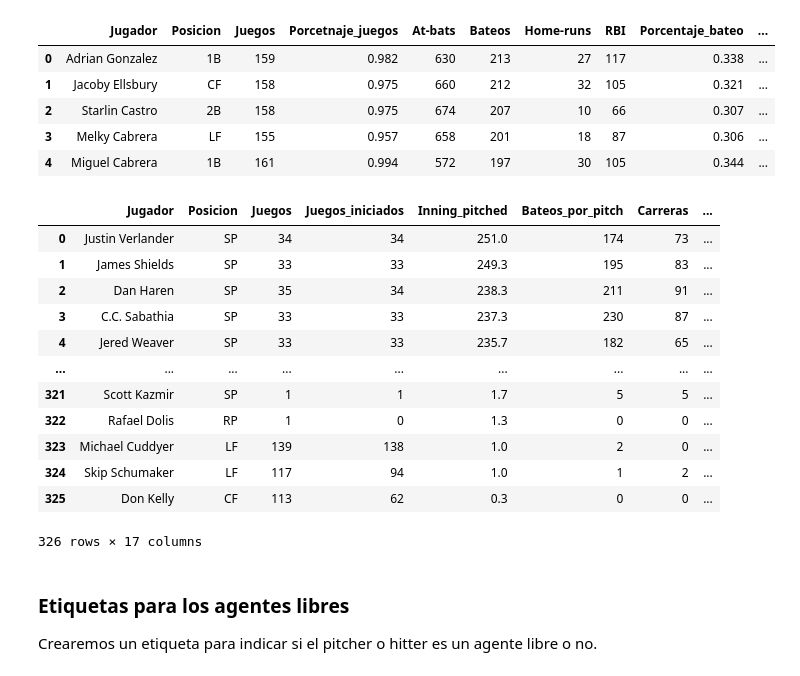
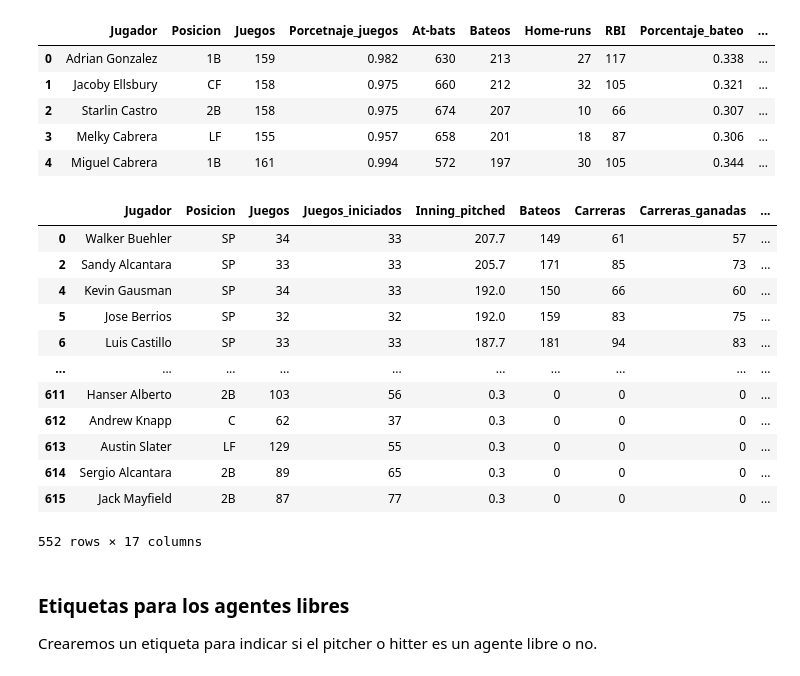
Before and after one commit to PhysTony/MLB_hardball_negotations, a Jupyter notebook: Players_dataframe.ipynb, the cells around one changed output. Saved outputs shown, nothing was run; the diff lists cells and outputs as text; code cells hidden in the pictures.

Commit message:
Correccion en todos los scripts de periodos de análisis

```diff
--- a/Players_dataframe.ipynb
+++ b/Players_dataframe.ipynb
@@ -140,25 +140,26 @@ hitting = 'Data/Statistics/Hitting/HItting_'
 pitching = 'Data/Statistics/Pitching/Pitching_'
 salary = 'Data/Salary/Salary_'
 csv = '.csv'
+period = 11
 # Originales:
-df_free_agents = [None]*10
-df_hitting = [None]*10
-df_pitching = [None]*10
-df_salary = [None]*10
+df_free_agents = [None]*period
+df_hitting = [None]*period
+df_pitching = [None]*period
+df_salary = [None]*period
 # Copias:
-df_free_agents_copy = [None]*10
-df_hitting_copy = [None]*10
-df_pitching_copy = [None]*10
-df_salary_copy = [None]*10
+df_free_agents_copy = [None]*period
+df_hitting_copy = [None]*period
+df_pitching_copy = [None]*period
+df_salary_copy = [None]*period
 # Producto final:
-df_pitchers = [None]*10
-df_hitters = [None]*10
-df_pitchers_free_agents = [None]*10
-df_hitters_free_agents = [None]*10
-df_pitchers_no_free_agents = [None]*10
-df_hitters_no_free_agents = [None]*10
+df_pitchers = [None]*period
+df_hitters = [None]*period
+df_pitchers_free_agents = [None]*period
+df_hitters_free_agents = [None]*period
+df_pitchers_no_free_agents = [None]*period
+df_hitters_no_free_agents = [None]*period
 # %%
-for i in range(0,10):
+for i in range(0,period):
     df_free_agents[i] = pd.read_csv(free_agents + str(2011 + i) + csv)
     df_hitting[i] = pd.read_csv(hitting + str(2011 + i) + csv)
     df_pitching[i] = pd.read_csv(pitching + str(2011 + i) + csv)
@@ -247,21 +248,21 @@ df_hitters_no_free_agents[0].head()
 | 3 | Melky Cabrera | LF | 155 | 0.957 | 658 | 201 | 18 | 87 | 0.306 | ... |
 | 4 | Miguel Cabrera | 1B | 161 | 0.994 | 572 | 197 | 30 | 105 | 0.344 | ... |
 # %%
-df_pitchers_no_free_agents[0]
+df_pitchers_no_free_agents[10]
 # %% [output]
-|  | Jugador | Posicion | Juegos | Juegos_iniciados | Inning_pitched | Bateos_por_pitch | Carreras | ... |
-| 0 | Justin Verlander | SP | 34 | 34 | 251.0 | 174 | 73 | ... |
-| 1 | James Shields | SP | 33 | 33 | 249.3 | 195 | 83 | ... |
-| 2 | Dan Haren | SP | 35 | 34 | 238.3 | 211 | 91 | ... |
-| 3 | C.C. Sabathia | SP | 33 | 33 | 237.3 | 230 | 87 | ... |
-| 4 | Jered Weaver | SP | 33 | 33 | 235.7 | 182 | 65 | ... |
-| ... | ... | ... | ... | ... | ... | ... | ... | ... |
-| 321 | Scott Kazmir | SP | 1 | 1 | 1.7 | 5 | 5 | ... |
-| 322 | Rafael Dolis | RP | 1 | 0 | 1.3 | 0 | 0 | ... |
-| 323 | Michael Cuddyer | LF | 139 | 138 | 1.0 | 2 | 0 | ... |
-| 324 | Skip Schumaker | LF | 117 | 94 | 1.0 | 1 | 2 | ... |
-| 325 | Don Kelly | CF | 113 | 62 | 0.3 | 0 | 0 | ... |
+|  | Jugador | Posicion | Juegos | Juegos_iniciados | Inning_pitched | Bateos | Carreras | Carreras_ganadas | ... |
+| 0 | Walker Buehler | SP | 34 | 33 | 207.7 | 149 | 61 | 57 | ... |
+| 2 | Sandy Alcantara | SP | 33 | 33 | 205.7 | 171 | 85 | 73 | ... |
+| 4 | Kevin Gausman | SP | 34 | 33 | 192.0 | 150 | 66 | 60 | ... |
+| 5 | Jose Berrios | SP | 32 | 32 | 192.0 | 159 | 83 | 75 | ... |
+| 6 | Luis Castillo | SP | 33 | 33 | 187.7 | 181 | 94 | 83 | ... |
+| ... | ... | ... | ... | ... | ... | ... | ... | ... | ... |
+| 611 | Hanser Alberto | 2B | 103 | 56 | 0.3 | 0 | 0 | 0 | ... |
+| 612 | Andrew Knapp | C | 62 | 37 | 0.3 | 0 | 0 | 0 | ... |
+| 613 | Austin Slater | LF | 129 | 55 | 0.3 | 0 | 0 | 0 | ... |
+| 614 | Sergio Alcantara | 2B | 89 | 65 | 0.3 | 0 | 0 | 0 | ... |
+| 615 | Jack Mayfield | 2B | 87 | 77 | 0.3 | 0 | 0 | 0 | ... |
-326 rows × 17 columns
+552 rows × 17 columns
 # %% [markdown]
 ### Etiquetas para los agentes libres
 
```
Also changed, not shown: parts of 2 cells of this notebook, 16 other files.
